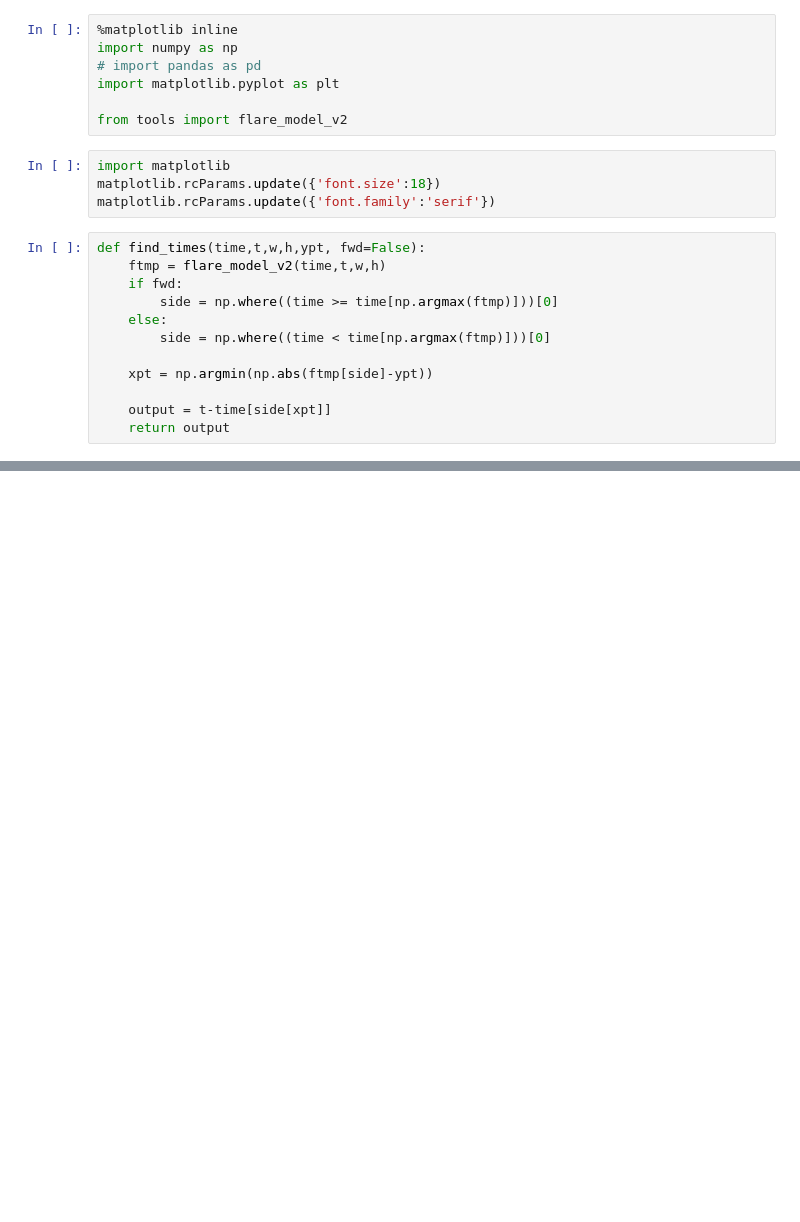
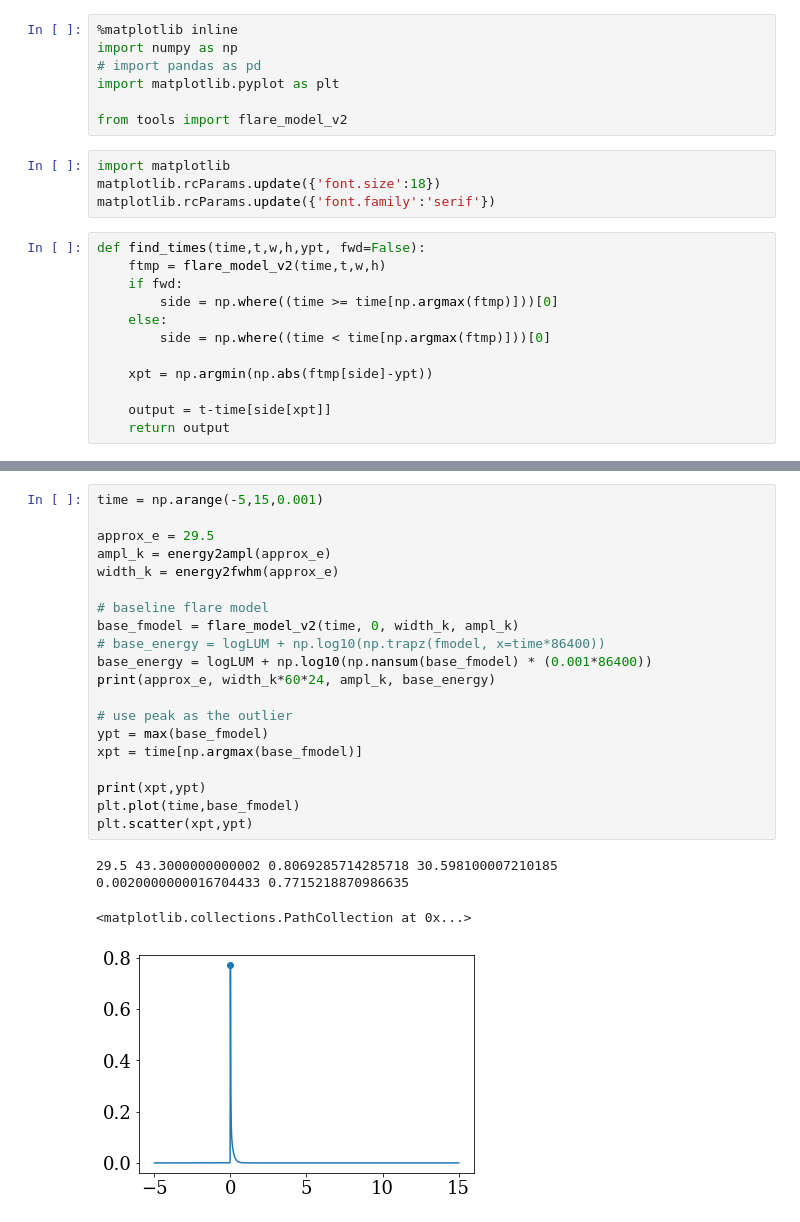
Before and after one commit to jradavenport/eralf, a Jupyter notebook: explore.ipynb, the cells around one changed output, grey strips where cells are left out. Cells and saved outputs as stored; diff of their text form; blank space fills up the shorter version.

```diff
--- a/explore.ipynb
+++ b/explore.ipynb
@@ -47,0 +126,25 @@ plt.savefig('flare_butterfly.png', dpi=150, bbox_inches='tight', pad_inches=0.25
+# %%
+time = np.arange(-5,15,0.001)
+
+approx_e = 29.5
+ampl_k = energy2ampl(approx_e)
+width_k = energy2fwhm(approx_e)
+
+# baseline flare model
+base_fmodel = flare_model_v2(time, 0, width_k, ampl_k)
+# base_energy = logLUM + np.log10(np.trapz(fmodel, x=time*86400))
+base_energy = logLUM + np.log10(np.nansum(base_fmodel) * (0.001*86400))
+print(approx_e, width_k*60*24, ampl_k, base_energy)
+
+# use peak as the outlier
+ypt = max(base_fmodel)
+xpt = time[np.argmax(base_fmodel)]
+
+print(xpt,ypt)
+plt.plot(time,base_fmodel)
+plt.scatter(xpt,ypt)
+# %% [output]
+29.5 43.3000000000002 0.8069285714285718 30.598100007210185
+0.0020000000016704433 0.7715218870986635
+<matplotlib.collections.PathCollection at 0x...>
+[figure, added]
```
Also changed, not shown: parts of 10 cells of this notebook.
